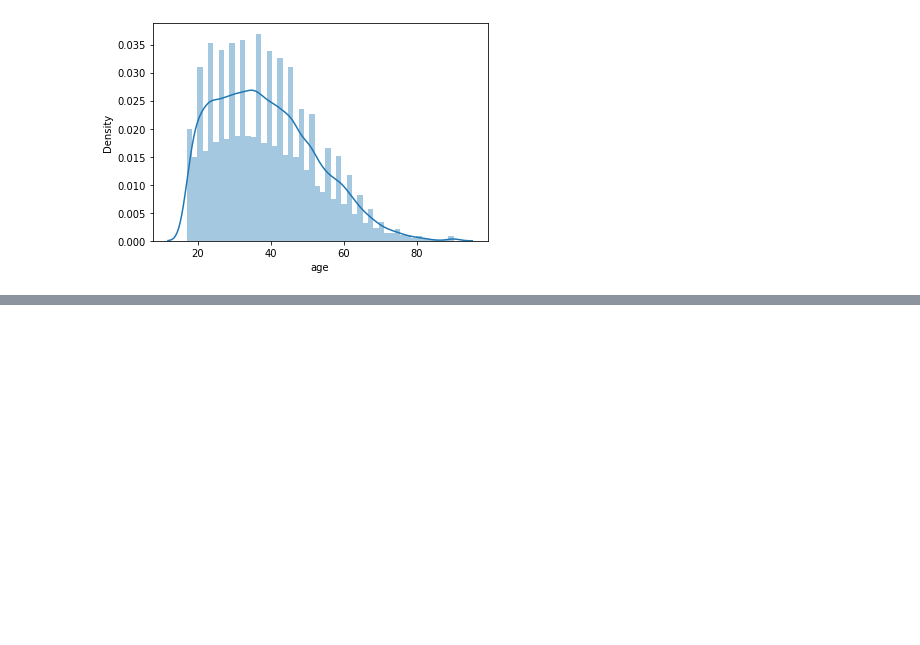
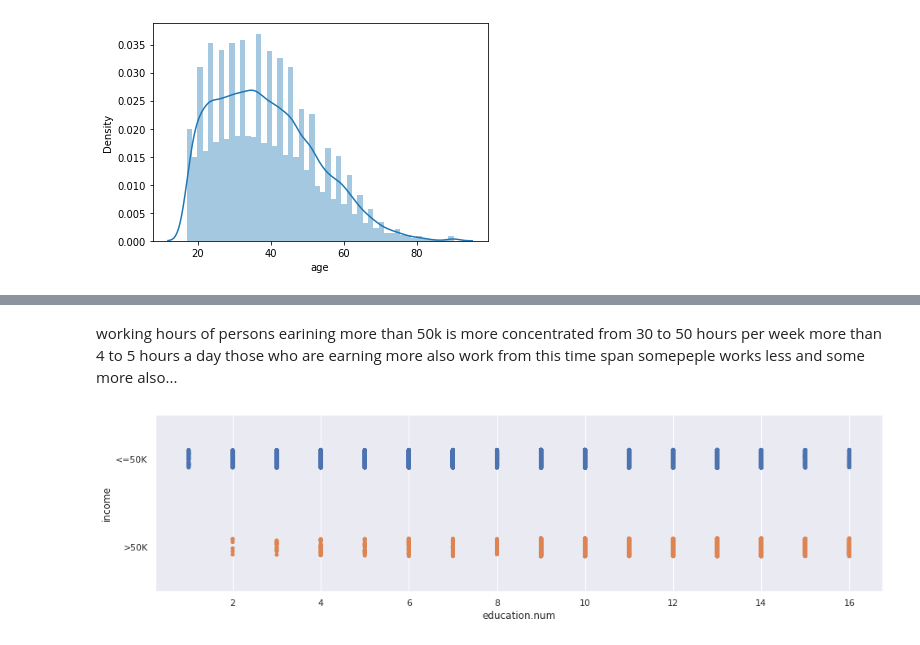
Before and after one commit to AmbaliAnjane/DataScientist-Analyst_projects, a Jupyter notebook: uci_census_data.ipynb, the cells around one changed output, grey strips where cells are left out. Saved outputs shown, nothing was run; the diff lists cells and outputs as text; code cells hidden in the pictures; blank space fills up the shorter version.

```diff
--- a/uci_census_data.ipynb
+++ b/uci_census_data.ipynb
@@ -120,0 +202,6 @@ sns.distplot(dataset['age'],kde=True) #univariat analysis
+# %% [markdown]
+ working hours of persons earining more than 50k is more concentrated from 30 to 50 hours per week more than 4 to 5 hours a day those who are earning more also work from this time span somepeple works less and some more also...
+# %%
+ax = sns.stripplot(x=dataset['education.num'], y=dataset['income'], data=dataset)
+# %% [output]
+[figure, added]
```
Also changed, not shown: parts of 20 cells of this notebook.
